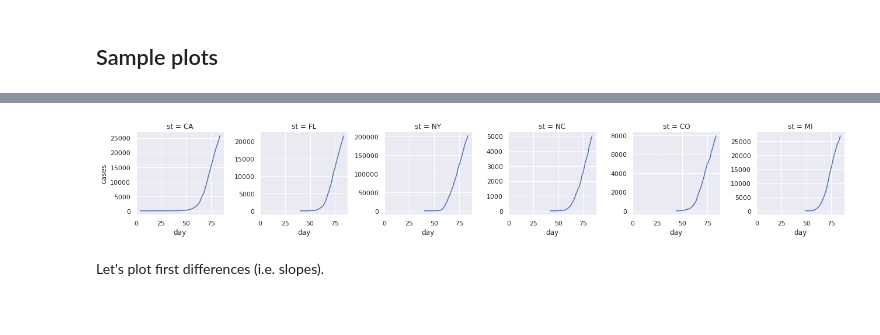
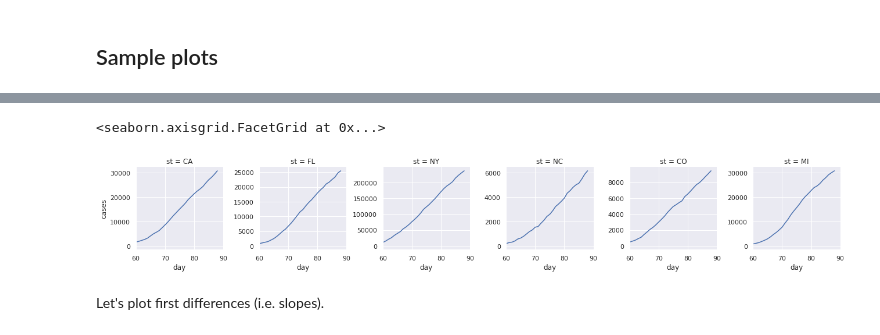
Before and after one commit to misken/c19, a Jupyter notebook: get_c19_data_nytimes.ipynb, the cells around one changed output, grey strips where cells are left out. Drawn from its saved outputs; the diff is of its cells as text; code cells hidden in the pictures.

```diff
--- a/get_c19_data_nytimes.ipynb
+++ b/get_c19_data_nytimes.ipynb
@@ -180,8 +209,10 @@ some_states_df = NYT_states_df.loc[NYT_states_df['st'].isin(some_states)]
 # %%
 g = sns.FacetGrid(some_states_df, col="st", sharey=False)
 g = g.map(plt.plot, "day", "cases")
+g.set(xlim=(60,90))
 # %% [output]
+<seaborn.axisgrid.FacetGrid at 0x...>
-[figure, old version]
+[figure, new version]
 # %% [markdown]
 Let's plot first differences (i.e. slopes).
 # %%
```
Also changed, not shown: parts of 13 cells of this notebook, 3 other files.
